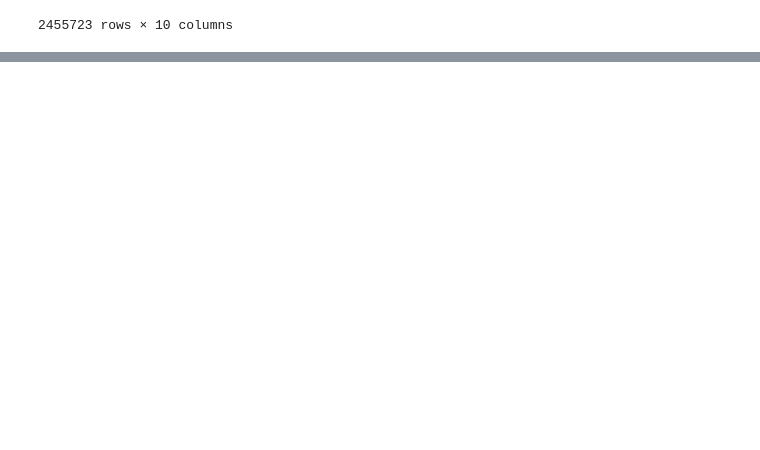
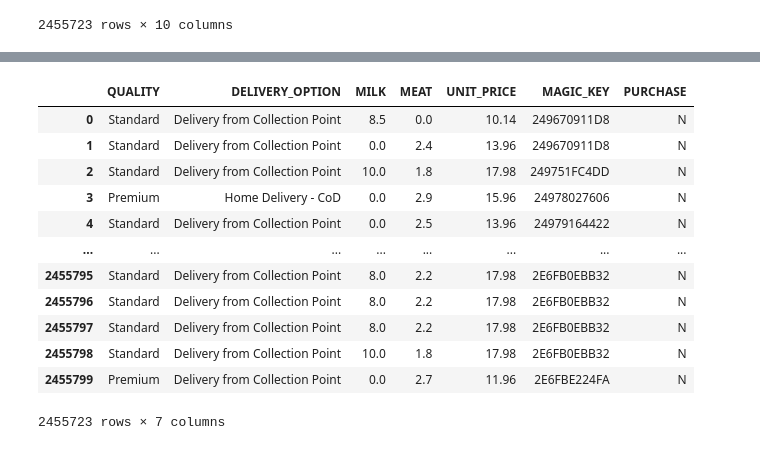
Before and after one commit to shuvo881/Robi-Datathon-3.0-kaggle-computation-, a Jupyter notebook: Problem 1.ipynb, the cells around one changed output, grey strips where cells are left out. Drawn from its saved outputs; the diff is of its cells as text; code cells hidden in the pictures; blank space fills up the shorter version.

```diff
--- a/Problem 1.ipynb
+++ b/Problem 1.ipynb
@@ -411,0 +430,17 @@ merged_df
+# %%
+df_dropped = df_unique.drop(['BOX_ID', 'PURCHASE_DATE', 'BOX_COUNT'], axis=1)
+df_dropped
+# %% [output]
+|  | QUALITY | DELIVERY_OPTION | MILK | MEAT | UNIT_PRICE | MAGIC_KEY | PURCHASE |
+| 0 | Standard | Delivery from Collection Point | 8.5 | 0.0 | 10.14 | 249670911D8 | N |
+| 1 | Standard | Delivery from Collection Point | 0.0 | 2.4 | 13.96 | 249670911D8 | N |
+| 2 | Standard | Delivery from Collection Point | 10.0 | 1.8 | 17.98 | 249751FC4DD | N |
+| 3 | Premium | Home Delivery - CoD | 0.0 | 2.9 | 15.96 | 24978027606 | N |
+| 4 | Standard | Delivery from Collection Point | 0.0 | 2.5 | 13.96 | 24979164422 | N |
+| ... | ... | ... | ... | ... | ... | ... | ... |
+| 2455795 | Standard | Delivery from Collection Point | 8.0 | 2.2 | 17.98 | 2E6FB0EBB32 | N |
+| 2455796 | Standard | Delivery from Collection Point | 8.0 | 2.2 | 17.98 | 2E6FB0EBB32 | N |
+| 2455797 | Standard | Delivery from Collection Point | 8.0 | 2.2 | 17.98 | 2E6FB0EBB32 | N |
+| 2455798 | Standard | Delivery from Collection Point | 10.0 | 1.8 | 17.98 | 2E6FB0EBB32 | N |
+| 2455799 | Premium | Delivery from Collection Point | 0.0 | 2.7 | 11.96 | 2E6FBE224FA | N |
+2455723 rows × 7 columns
```
Also changed, not shown: parts of 20 cells of this notebook.
